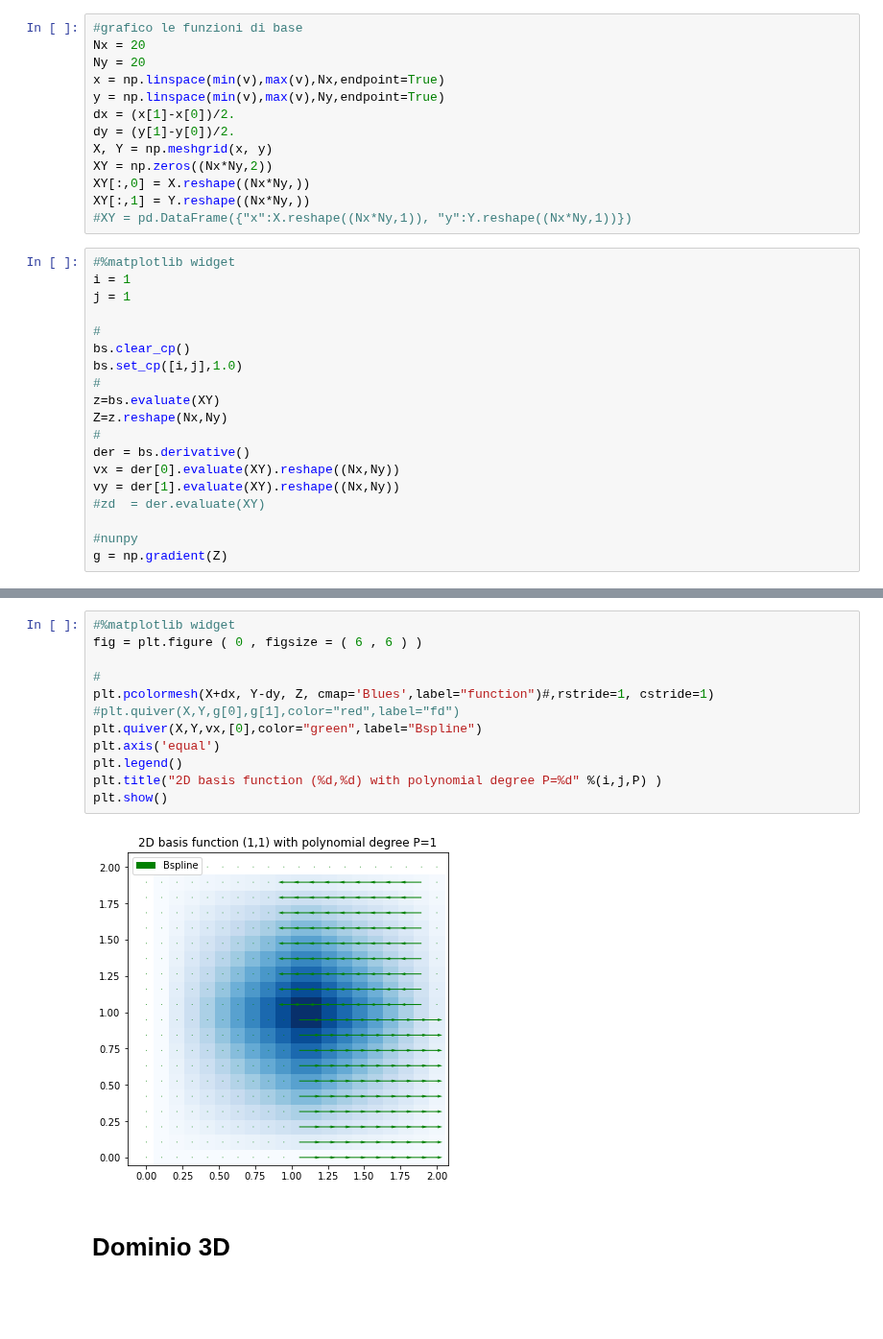
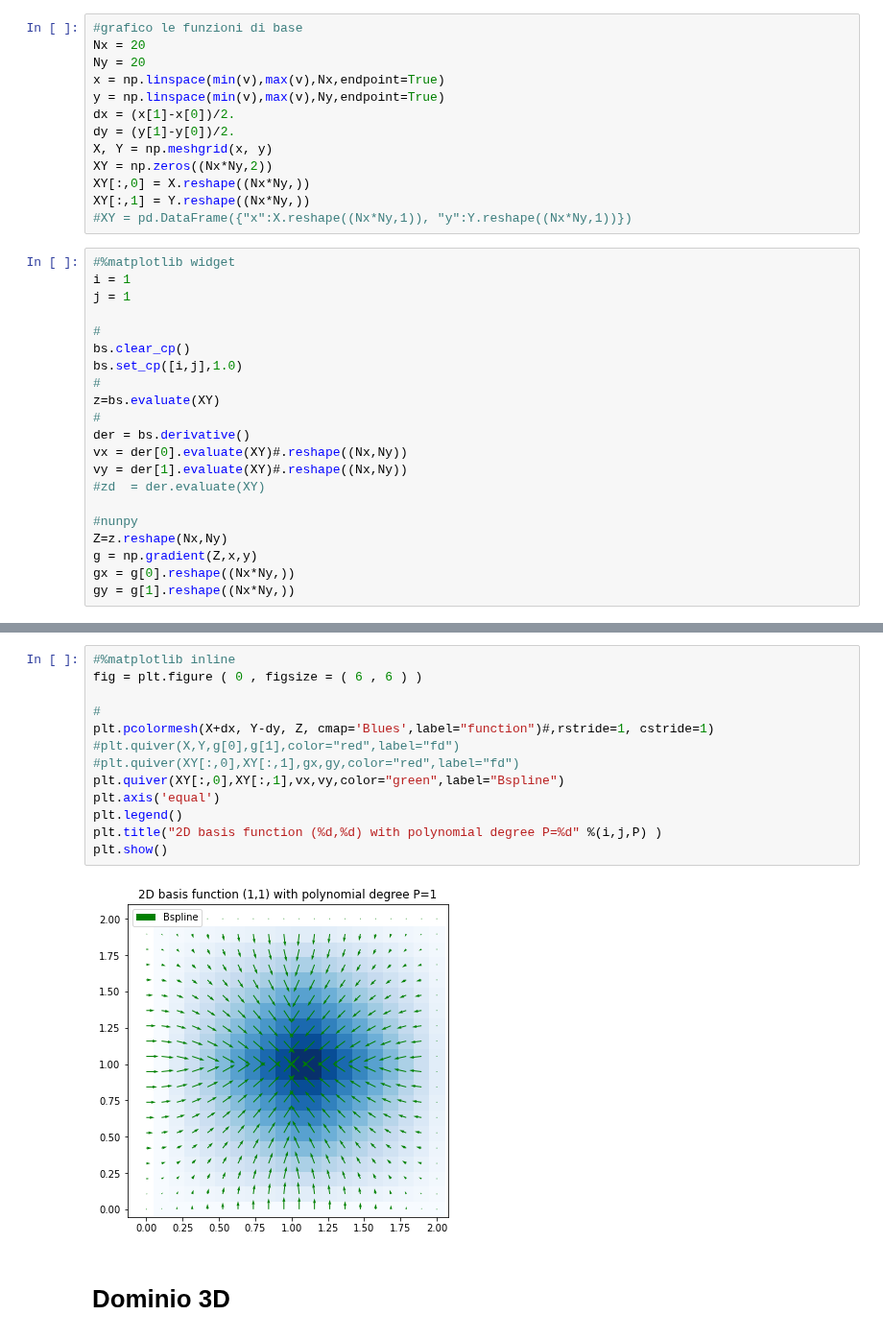
Before and after one commit to EliaStocco/Bspline, a Jupyter notebook: python/Test.ipynb, the cells around one changed output, grey strips where cells are left out. Shown at 96% size. Saved outputs shown, nothing was run; the diff lists cells and outputs as text; blank space fills up the shorter version.

Commit message:
dovrei aver sistemato il problema del gradiente però ho scoperto che la funzione np.gradient non fa quello che pensavo

```diff
--- a/python/Test.ipynb
+++ b/python/Test.ipynb
@@ -811,12 +812,14 @@ bs.clear_cp()
 bs.set_cp([i,j],1.0)
 #
 z=bs.evaluate(XY)
-Z=z.reshape(Nx,Ny)
 #
 der = bs.derivative()
-vx = der[0].evaluate(XY).reshape((Nx,Ny))
-vy = der[1].evaluate(XY).reshape((Nx,Ny))
+vx = der[0].evaluate(XY)#.reshape((Nx,Ny))
+vy = der[1].evaluate(XY)#.reshape((Nx,Ny))
 #zd  = der.evaluate(XY)
 
 #nunpy
-g = np.gradient(Z)
+Z=z.reshape(Nx,Ny)
+g = np.gradient(Z,x,y)
+gx = g[0].reshape((Nx*Ny,))
+gy = g[1].reshape((Nx*Ny,))
@@ -852,17 +826,18 @@ array([[ 0.        ,  0.01108033,  0.02216066,  0.033241  ,  0.04432133,
 # %%
-#%matplotlib widget
+#%matplotlib inline
 fig = plt.figure ( 0 , figsize = ( 6 , 6 ) )
 
 #
 plt.pcolormesh(X+dx, Y-dy, Z, cmap='Blues',label="function")#,rstride=1, cstride=1)
 #plt.quiver(X,Y,g[0],g[1],color="red",label="fd")
-plt.quiver(X,Y,vx,[0],color="green",label="Bspline")
+#plt.quiver(XY[:,0],XY[:,1],gx,gy,color="red",label="fd")
+plt.quiver(XY[:,0],XY[:,1],vx,vy,color="green",label="Bspline")
 plt.axis('equal')
 plt.legend()
 plt.title("2D basis function (%d,%d) with polynomial degree P=%d" %(i,j,P) )
 plt.show()
 # %% [output]
-[figure, old version]
+[figure, new version]
 # %% [markdown]
 # Dominio 3D
 # %% [markdown]
```
Also changed, not shown: parts of 19 cells of this notebook, 2 other files.
